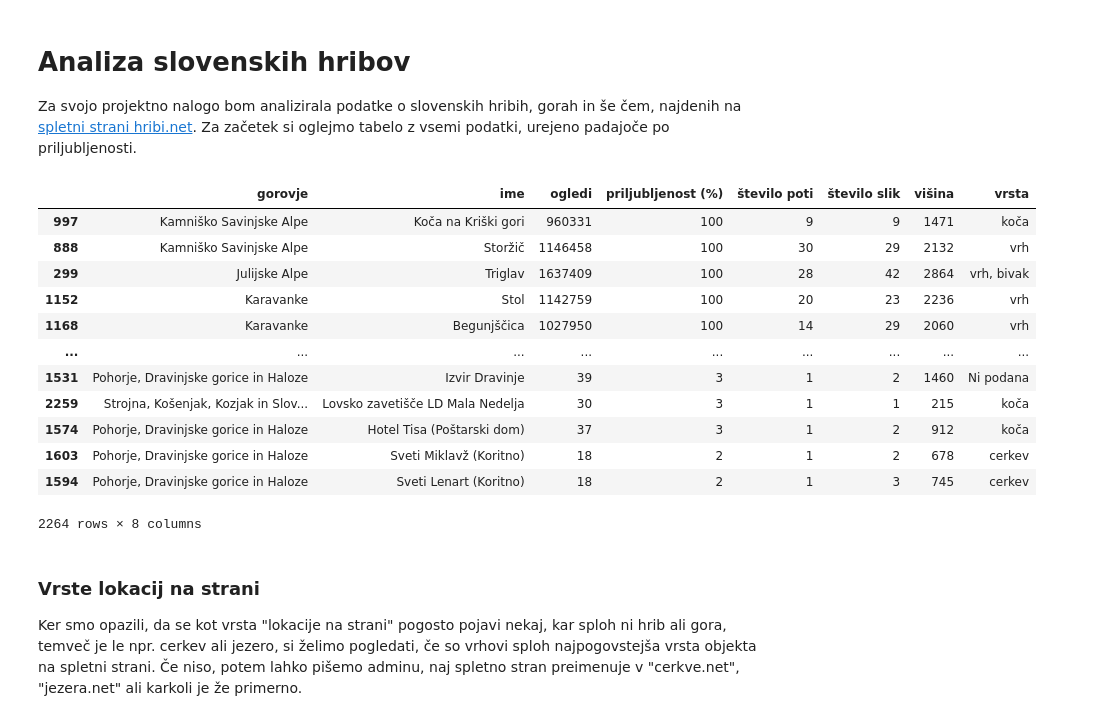
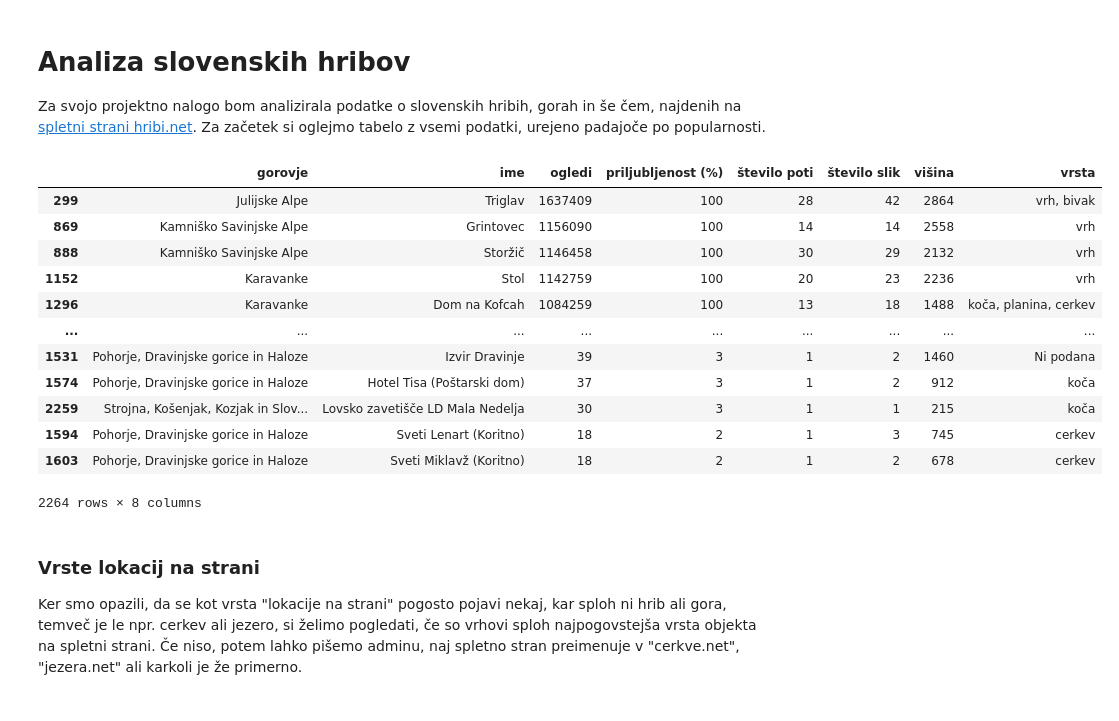
Before and after one commit to emazunter/UVP-projektna-naloga, a Jupyter notebook: analiza_podatkov.ipynb, the cells around one changed output. Saved outputs shown, nothing was run; the diff lists cells and outputs as text; code cells hidden in the pictures.

```diff
--- a/analiza_podatkov.ipynb
+++ b/analiza_podatkov.ipynb
@@ -1,28 +1,29 @@
 # %% [markdown]
 # Analiza slovenskih hribov
 Za svojo projektno nalogo bom analizirala podatke o slovenskih hribih, gorah in še čem, najdenih na [spletni strani hribi.net](https://www.hribi.net/).
-Za začetek si oglejmo tabelo z vsemi podatki, urejeno padajoče po priljubljenosti.
+Za začetek si oglejmo tabelo z vsemi podatki, urejeno padajoče po popularnosti.
 # %%
 import pandas as pd
-tabela_gora = pd.read_csv("podatki v csv/gore.csv")
-tabela_gora = tabela_gora.rename(
-    columns={"priljubljenost": "priljubljenost (%)", "st_poti": "število poti", "st_slik":
+gore = pd.read_csv("podatki v csv/gore.csv")
+gore = gore.rename(
+    columns={"st_poti": "število poti", "st_slik":
     "število slik", "visina": "višina"})
 # %%
-tabela_gora.sort_values("priljubljenost (%)", ascending=False)
+gore_s_procenti = gore.rename(columns={"priljubljenost": "priljubljenost (%)"})
+gore_s_procenti.sort_values(["priljubljenost (%)", "ogledi"], ascending=False)
 # %% [output]
 |  | gorovje | ime | ogledi | priljubljenost (%) | število poti | število slik | višina | vrsta |
-| 997 | Kamniško Savinjske Alpe | Koča na Kriški gori | 960331 | 100 | 9 | 9 | 1471 | koča |
+| 299 | Julijske Alpe | Triglav | 1637409 | 100 | 28 | 42 | 2864 | vrh, bivak |
+| 869 | Kamniško Savinjske Alpe | Grintovec | 1156090 | 100 | 14 | 14 | 2558 | vrh |
 | 888 | Kamniško Savinjske Alpe | Storžič | 1146458 | 100 | 30 | 29 | 2132 | vrh |
-| 299 | Julijske Alpe | Triglav | 1637409 | 100 | 28 | 42 | 2864 | vrh, bivak |
 | 1152 | Karavanke | Stol | 1142759 | 100 | 20 | 23 | 2236 | vrh |
-| 1168 | Karavanke | Begunjščica | 1027950 | 100 | 14 | 29 | 2060 | vrh |
+| 1296 | Karavanke | Dom na Kofcah | 1084259 | 100 | 13 | 18 | 1488 | koča, planina, cerkev |
 | ... | ... | ... | ... | ... | ... | ... | ... | ... |
 | 1531 | Pohorje, Dravinjske gorice in Haloze | Izvir Dravinje | 39 | 3 | 1 | 2 | 1460 | Ni podana |
+| 1574 | Pohorje, Dravinjske gorice in Haloze | Hotel Tisa (Poštarski dom) | 37 | 3 | 1 | 2 | 912 | koča |
 | 2259 | Strojna, Košenjak, Kozjak in Slov... | Lovsko zavetišče LD Mala Nedelja | 30 | 3 | 1 | 1 | 215 | koča |
-| 1574 | Pohorje, Dravinjske gorice in Haloze | Hotel Tisa (Poštarski dom) | 37 | 3 | 1 | 2 | 912 | koča |
+| 1594 | Pohorje, Dravinjske gorice in Haloze | Sveti Lenart (Koritno) | 18 | 2 | 1 | 3 | 745 | cerkev |
 | 1603 | Pohorje, Dravinjske gorice in Haloze | Sveti Miklavž (Koritno) | 18 | 2 | 1 | 2 | 678 | cerkev |
-| 1594 | Pohorje, Dravinjske gorice in Haloze | Sveti Lenart (Koritno) | 18 | 2 | 1 | 3 | 745 | cerkev |
 2264 rows × 8 columns
 # %% [markdown]
 ### Vrste lokacij na strani
```
Also changed, not shown: parts of 16 cells of this notebook.
